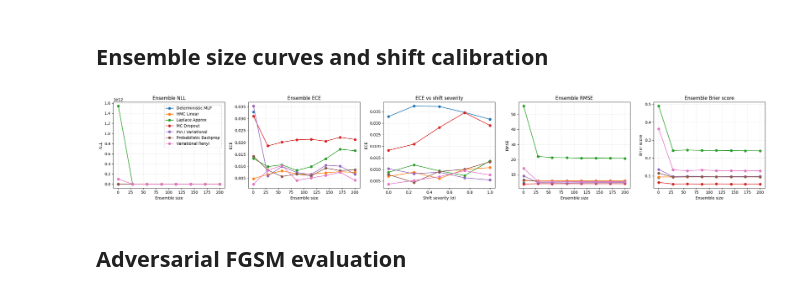
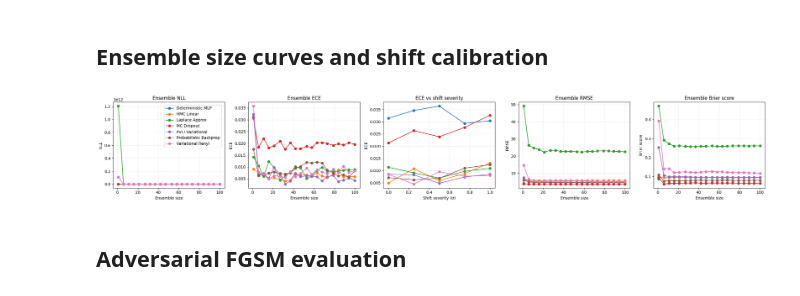
Before and after one commit to intsystems/bensemble, a Jupyter notebook: notebooks/benchmark.ipynb, the cells around one changed output. Cells and saved outputs as stored; diff of their text form; code cells hidden in the pictures.

```diff
--- a/notebooks/benchmark.ipynb
+++ b/notebooks/benchmark.ipynb
@@ -509,7 +509,7 @@ def compute_basic_metrics(mean: np.ndarray, var: np.ndarray, y_true: np.ndarray,
     return {"rmse": rmse, "nll": nll, "ece": ece, "brier": brier}
 
 
-def metrics_vs_ensemble_size(samples: np.ndarray, y_true: np.ndarray, noise_var: float = 0.0, max_points: int = 8, brier_threshold: float = BRIER_THRESHOLD) -> List[Dict]:
+def metrics_vs_ensemble_size(samples: np.ndarray, y_true: np.ndarray, noise_var: float = 0.0, max_points: int = 20, brier_threshold: float = BRIER_THRESHOLD) -> List[Dict]:
     if samples.ndim == 1:
         samples = samples[None, :]
     max_size = samples.shape[0]
@@ -598,7 +598,7 @@ model_names = [
 model_preds = {}
 for name in model_names:
     try:
-        samples, noise = predict_samples_for_model(name, test_tensor_x, n_samples=200)
+        samples, noise = predict_samples_for_model(name, test_tensor_x, n_samples=100)
         if samples.size == 0:
             continue
         model_preds[name] = {"samples": samples, "noise": noise}
@@ -631,34 +631,34 @@ else:
         ("nll", axes[0], "Ensemble NLL"),
         ("ece", axes[1], "Ensemble ECE"),
         ("shift", axes[2], "ECE vs shift severity"),
         ("rmse", axes[3], "Ensemble RMSE"),
         ("brier", axes[4], "Ensemble Brier score"),
     ]
     ylabels = {"nll": "NLL", "ece": "ECE", "rmse": "RMSE", "brier": "Brier score"}
 
     for metric, ax, title in plot_plan:
         if metric == "shift":
             for name, grp in shift_df.groupby("model"):
                 grp = grp.sort_values("severity")
                 ax.plot(grp["severity"], grp["ece"], marker="o", label=name)
             ax.set_xlabel("Shift severity (σ)")
             ax.set_ylabel("ECE")
         else:
             for name, grp in ensemble_curve_df.groupby("model"):
                 grp = grp.sort_values("ensemble_size")
                 ax.plot(grp["ensemble_size"], grp[metric], marker="o", label=name)
             ax.set_xlabel("Ensemble size")
             ax.set_ylabel(ylabels.get(metric, metric.upper()))
         ax.set_title(title)
         ax.grid(True, linestyle="--", alpha=0.3)
 
     handles, labels = axes[0].get_legend_handles_labels()
     fig.legend(handles, labels, loc="upper left", bbox_to_anchor=(0.1, 0.9))
     plt.tight_layout()
     plt.savefig('./report_metrics.jpg')
     plt.show()
 # %% [output]
-[figure, old version]
+[figure, new version]
 # %% [markdown]
 ## Adversarial FGSM evaluation
 # %%
```
Also changed, not shown: parts of 2 cells of this notebook, 4 other files.
